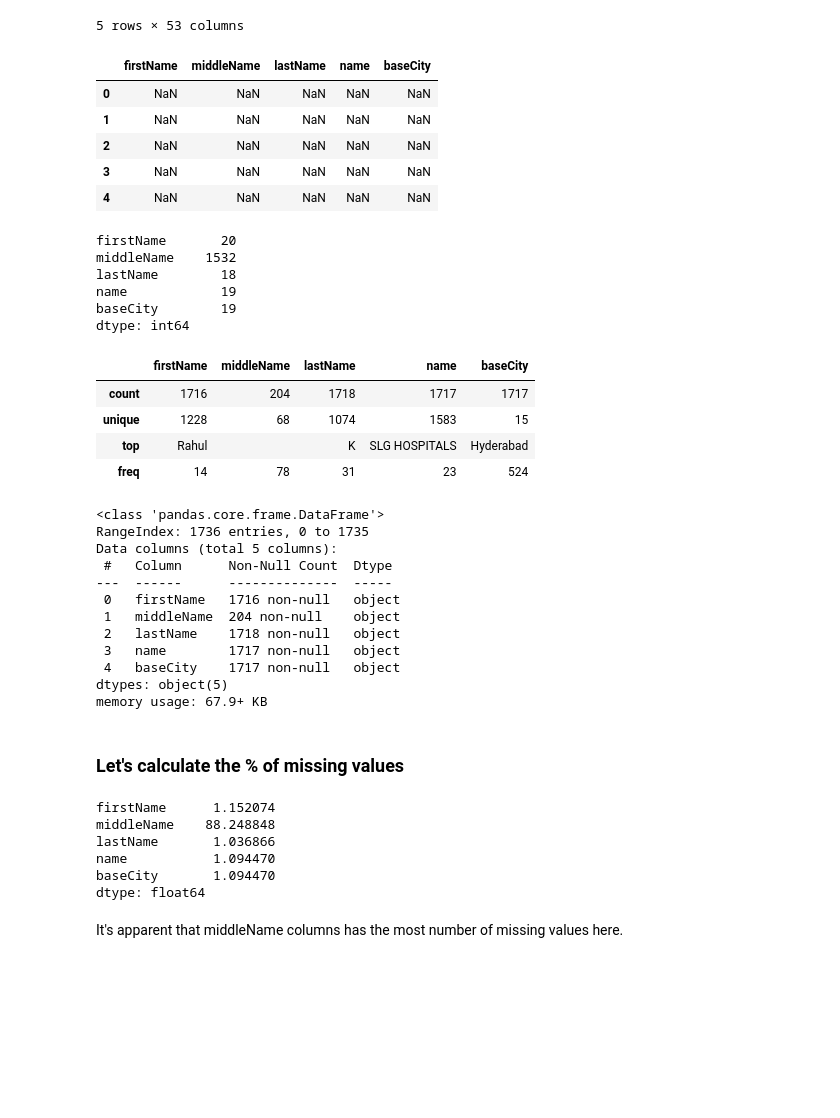
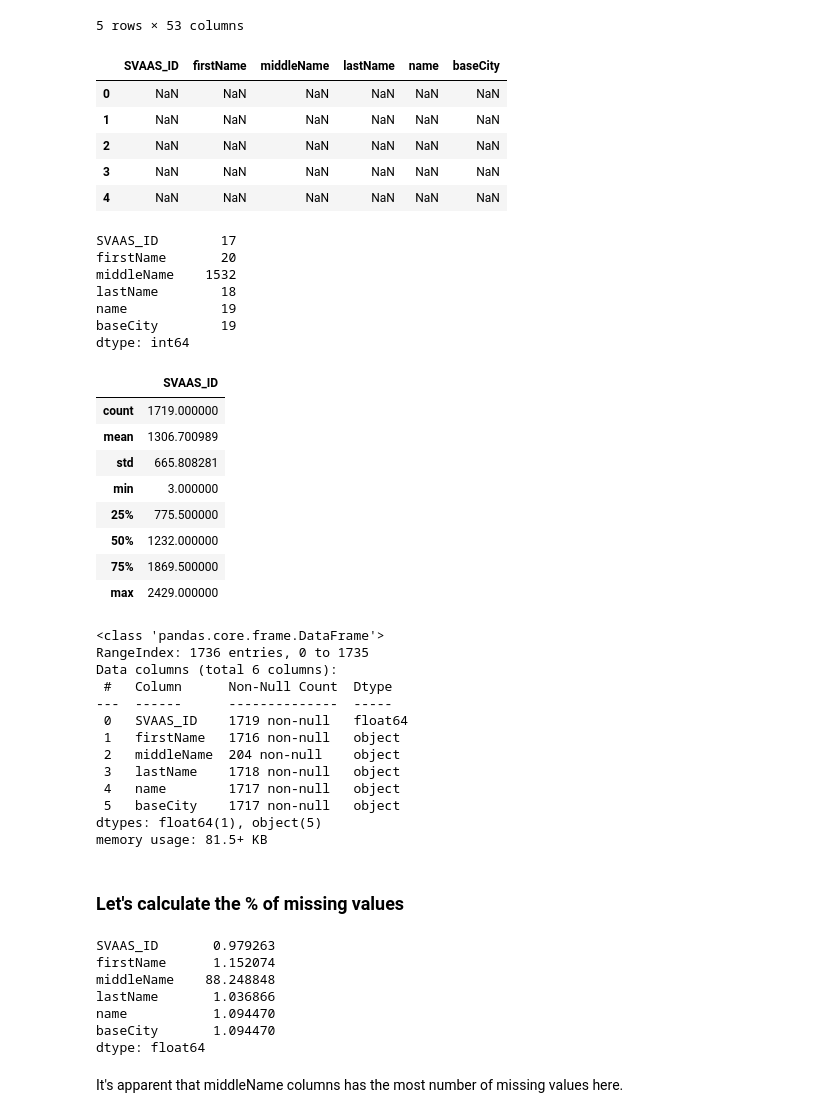
Before and after one commit to Akshay594/THB-Google-Reviews, a Jupyter notebook: Google Reviews.ipynb, the cells around one changed output. Drawn from its saved outputs; the diff is of its cells as text; code cells hidden in the pictures; blank space fills up the shorter version.

```diff
--- a/Google Reviews.ipynb
+++ b/Google Reviews.ipynb
@@ -80,18 +80,19 @@ df.head()
 | 4 | NaN | NaN | NaN | NaN | NaN | NaN | NaN | NaN | NaN | NaN | ... |
 5 rows × 53 columns
 # %%
-df = df[['firstName', 'middleName', 'lastName', 'name', 'baseCity']]
+df = df[['SVAAS_ID','firstName', 'middleName', 'lastName', 'name', 'baseCity']]
 df.head()
 # %% [output]
-|  | firstName | middleName | lastName | name | baseCity |
-| 0 | NaN | NaN | NaN | NaN | NaN |
-| 1 | NaN | NaN | NaN | NaN | NaN |
-| 2 | NaN | NaN | NaN | NaN | NaN |
-| 3 | NaN | NaN | NaN | NaN | NaN |
-| 4 | NaN | NaN | NaN | NaN | NaN |
+|  | SVAAS_ID | firstName | middleName | lastName | name | baseCity |
+| 0 | NaN | NaN | NaN | NaN | NaN | NaN |
+| 1 | NaN | NaN | NaN | NaN | NaN | NaN |
+| 2 | NaN | NaN | NaN | NaN | NaN | NaN |
+| 3 | NaN | NaN | NaN | NaN | NaN | NaN |
+| 4 | NaN | NaN | NaN | NaN | NaN | NaN |
 # %%
 df.isna().sum()
 # %% [output]
+SVAAS_ID        17
 firstName       20
 middleName    1532
 lastName        18
@@ -101,31 +102,37 @@ dtype: int64
 # %%
 df.describe()
 # %% [output]
-|  | firstName | middleName | lastName | name | baseCity |
-| count | 1716 | 204 | 1718 | 1717 | 1717 |
-| unique | 1228 | 68 | 1074 | 1583 | 15 |
-| top | Rahul |  | K | SLG HOSPITALS | Hyderabad |
-| freq | 14 | 78 | 31 | 23 | 524 |
+|  | SVAAS_ID |
+| count | 1719.000000 |
+| mean | 1306.700989 |
+| std | 665.808281 |
+| min | 3.000000 |
+| 25% | 775.500000 |
+| 50% | 1232.000000 |
+| 75% | 1869.500000 |
+| max | 2429.000000 |
 # %%
 df.info()
 # %% [output]
 <class 'pandas.core.frame.DataFrame'>
 RangeIndex: 1736 entries, 0 to 1735
-Data columns (total 5 columns):
+Data columns (total 6 columns):
  #   Column      Non-Null Count  Dtype
 ---  ------      --------------  -----
- 0   firstName   1716 non-null   object
- 1   middleName  204 non-null    object
- 2   lastName    1718 non-null   object
- 3   name        1717 non-null   object
- 4   baseCity    1717 non-null   object
-dtypes: object(5)
-memory usage: 67.9+ KB
+ 0   SVAAS_ID    1719 non-null   float64
+ 1   firstName   1716 non-null   object
+ 2   middleName  204 non-null    object
+ 3   lastName    1718 non-null   object
+ 4   name        1717 non-null   object
+ 5   baseCity    1717 non-null   object
+dtypes: float64(1), object(5)
+memory usage: 81.5+ KB
 # %% [markdown]
 ### Let's calculate the % of missing values
 # %%
 (df.isna().sum())/len(df) * 100
 # %% [output]
+SVAAS_ID       0.979263
 firstName      1.152074
 middleName    88.248848
 lastName       1.036866
```
Also changed, not shown: parts of 22 cells of this notebook, 1 other file.
